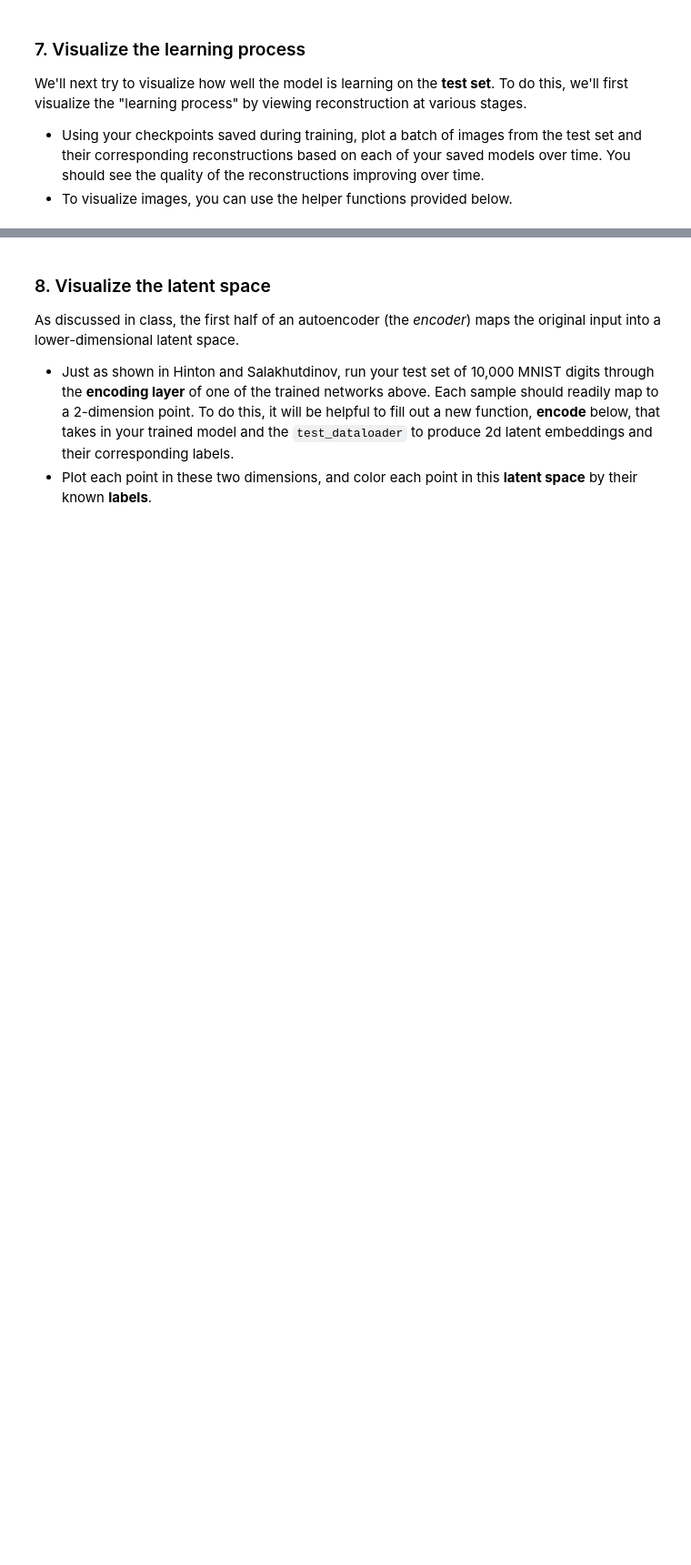
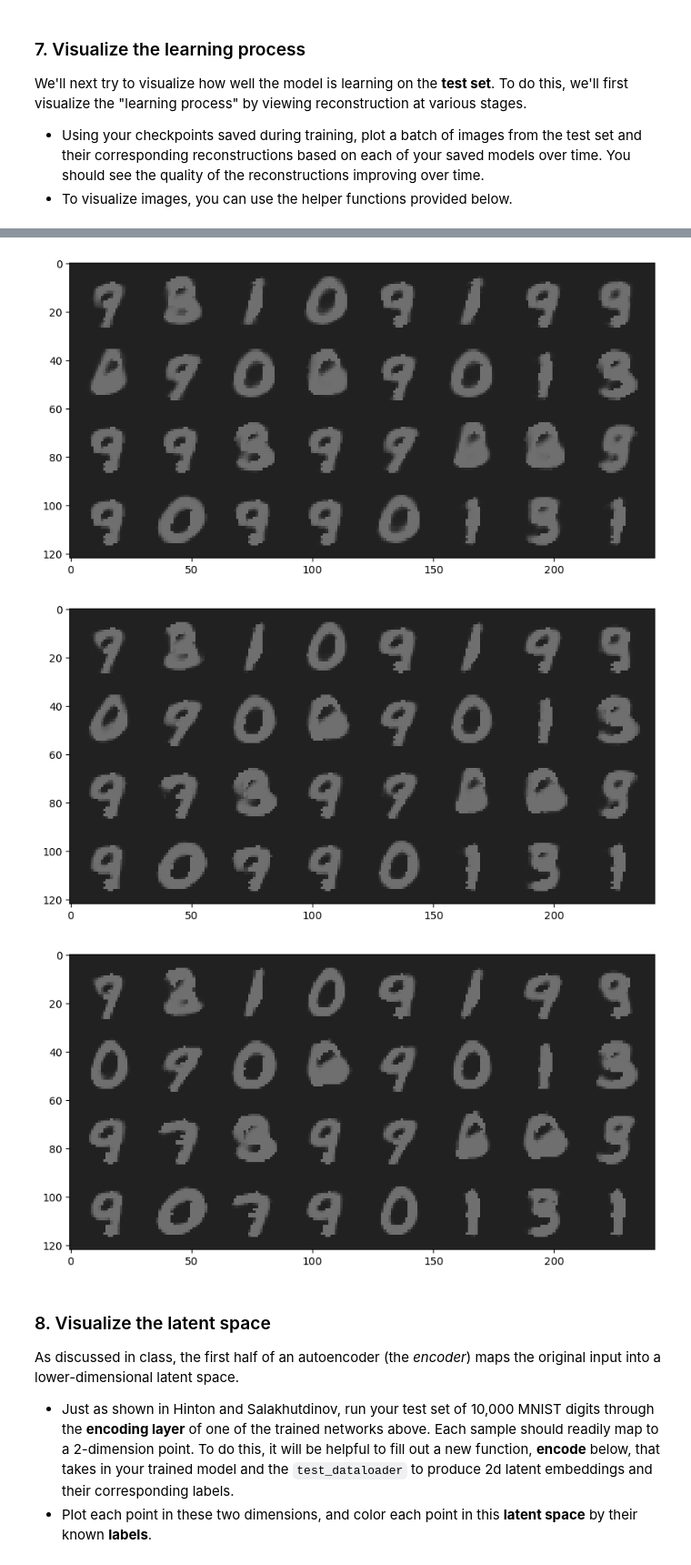
Before and after one commit to UserZetsu/dl-for-bioscience, a Jupyter notebook: Homework_MNIST_Autoencoder.ipynb, the cells around one changed output, grey strips where cells are left out. Shown: that part at 91% size. Drawn from its saved outputs; the diff is of its cells as text; code cells hidden in the pictures; blank space fills up the shorter version.

```diff
--- a/Homework_MNIST_Autoencoder.ipynb
+++ b/Homework_MNIST_Autoencoder.ipynb
@@ -220,24 +220,38 @@ class HNet(nn.Module):
         ### using a bottleneck latent dimension of 2
         # Encoder
         self.encoder = nn.Sequential(
-            nn.Linear(784, 1000),
+            nn.Linear(28 * 28, 1000),
+            nn.Sigmoid(),
             nn.Linear(1000, 500),
+            nn.Sigmoid(),
             nn.Linear(500, 250),
+            nn.Sigmoid(),
             nn.Linear(250, 2)
         )
         self.decoder = nn.Sequential(
             nn.Linear(2, 250),
+            nn.Sigmoid(),
             nn.Linear(250, 500),
+            nn.Sigmoid(),
             nn.Linear(500, 1000),
+            nn.Sigmoid(),
             nn.Linear(1000, 784),
             nn.Sigmoid()
         )
 
     def forward(self, x):
         ### Implement the forward pass
+        og_shape = x.shape
+        x = x.view(-1, 28 * 28)
         encoded = self.encoder(x)
-        decoded = self.decoder(encoded)
+        decoded = self.decoder(encoded).view(og_shape)
         return decoded
+
+    def encoded(self, x):
+        og_shape = x.shape
+        x = x.view(-1, 1 * 28 * 28)
+        encoded = self.encoded(x).view(og_shape)
+        return encoded
 # %%
 class MyNet(nn.Module):
     def __init__(self):
@@ -441,3 +460,23 @@ imshow(out)
+# %%
+import os
+### Iterate over checkpoints and plot reconstruction
+folder = 'autoencoder_checkpoints'
+for file in os.listdir(folder):
+    f = os.path.join('autoencoder_checkpoints', file)
+    model = HNet()
+    model.load_state_dict(torch.load(f, weights_only=True))
+    model.eval()
+
+    batch, classes = next(iter(test_loader))
+    reconstructions = reconstructions_from_batch(model, batch)
+
+    out = torchvision.utils.make_grid(reconstructions)
+### figures from the test set.
+    imshow(out)
+# %% [output]
+[figure, added]
+[figure, added]
+[figure, added]
 # %% [markdown]
 ### 8. Visualize the latent space
 
```
Also changed, not shown: parts of 13 cells of this notebook, 4 other files.
